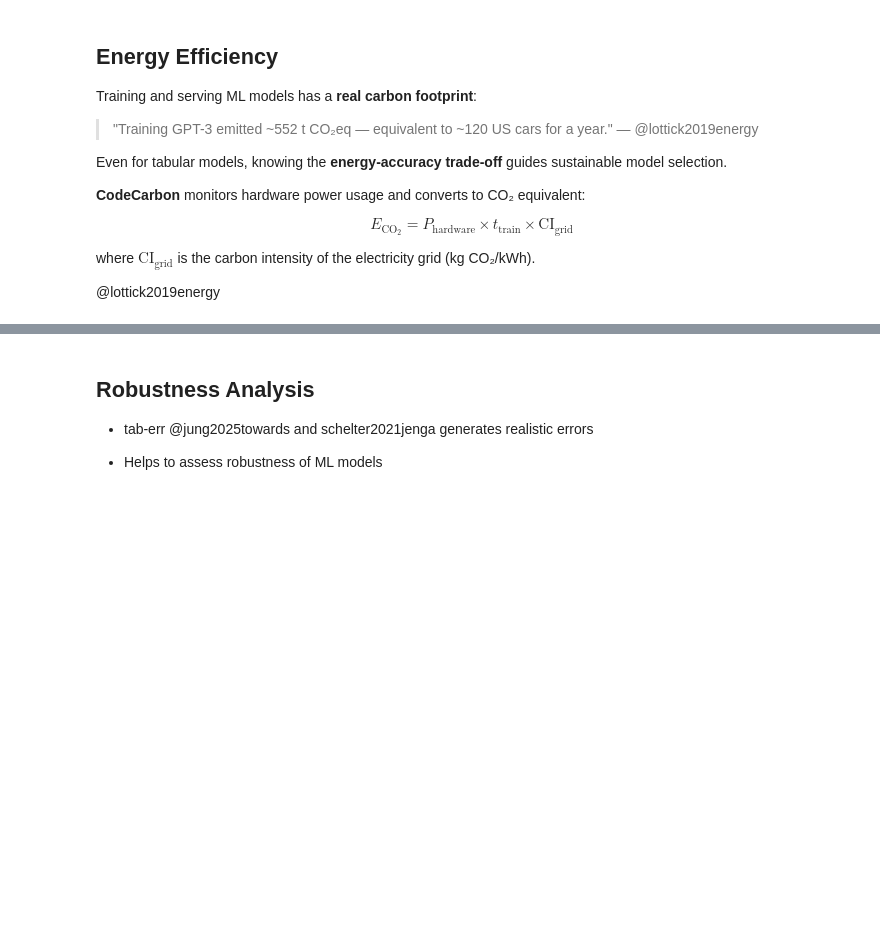
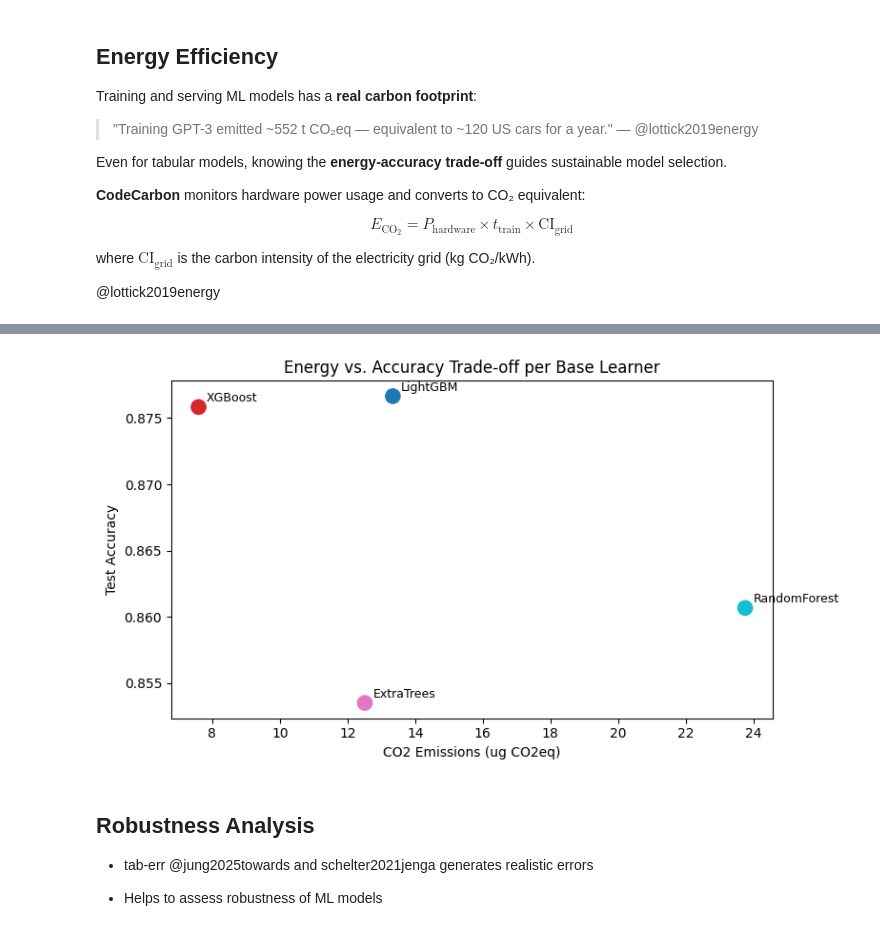
Before and after one commit to calgo-lab/data-science-workflow, a Jupyter notebook: DSW-sessions/session4_model_training_evaluation.ipynb, the cells around one changed output, grey strips where cells are left out. Drawn from its saved outputs; the diff is of its cells as text; code cells hidden in the pictures; blank space fills up the shorter version.

```diff
--- a/DSW-sessions/session4_model_training_evaluation.ipynb
+++ b/DSW-sessions/session4_model_training_evaluation.ipynb
@@ -502,5 +520,22 @@ for name, fit_kwargs in base_models.items():
     energy_results[name] = {'co2_kg': emissions, 'accuracy': acc_e}
     shutil.rmtree(path, ignore_errors=True)
 
+def _plot_energy():
+    energy_df = pd.DataFrame(energy_results).T
+
+    fig, ax = plt.subplots(figsize=(8, 4.5))
+    scatter = ax.scatter(
+        energy_df['co2_kg'] * 1e6,  # convert to micro-grams for readability
+        energy_df['accuracy'],
+        s=120, c=range(len(energy_df)), cmap='tab10', zorder=3
+    )
+    for name, row in energy_df.iterrows():
+        ax.annotate(name, (row['co2_kg']*1e6, row['accuracy']),
+                    textcoords='offset points', xytext=(6,4), fontsize=9)
+
+    ax.set_xlabel('CO2 Emissions (ug CO2eq)')
+    ax.set_ylabel('Test Accuracy')
+    ax.set_title('Energy vs. Accuracy Trade-off per Base Learner')
+    plt.tight_layout(); plt.show()
 print(pd.DataFrame(energy_results).T)
 # %% [output]
@@ -508,20 +564,7 @@ ModuleNotFoundError: No module named 'codecarbon'
 # %%
-energy_df = pd.DataFrame(energy_results).T
-
-fig, ax = plt.subplots(figsize=(8, 4.5))
-scatter = ax.scatter(
-    energy_df['co2_kg'] * 1e6,  # convert to micro-grams for readability
-    energy_df['accuracy'],
-    s=120, c=range(len(energy_df)), cmap='tab10', zorder=3
-)
-for name, row in energy_df.iterrows():
-    ax.annotate(name, (row['co2_kg']*1e6, row['accuracy']),
-                textcoords='offset points', xytext=(6,4), fontsize=9)
-
-ax.set_xlabel('CO2 Emissions (ug CO2eq)')
-ax.set_ylabel('Test Accuracy')
-ax.set_title('Energy vs. Accuracy Trade-off per Base Learner')
-plt.tight_layout(); plt.show()
+_plot_energy()
+# %% [output]
+[figure, added]
 # %% [markdown]
 ## Robustness Analysis
 
```
Also changed, not shown: parts of 24 cells of this notebook.
